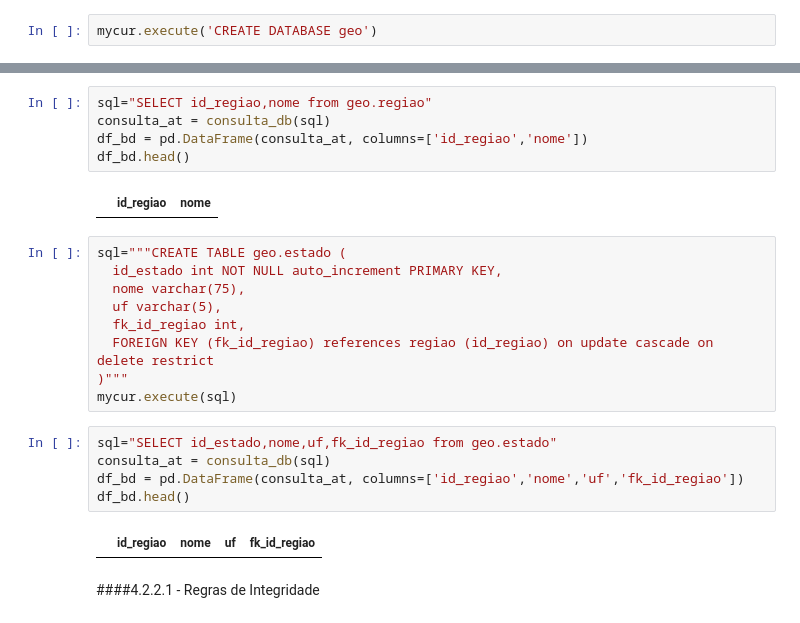
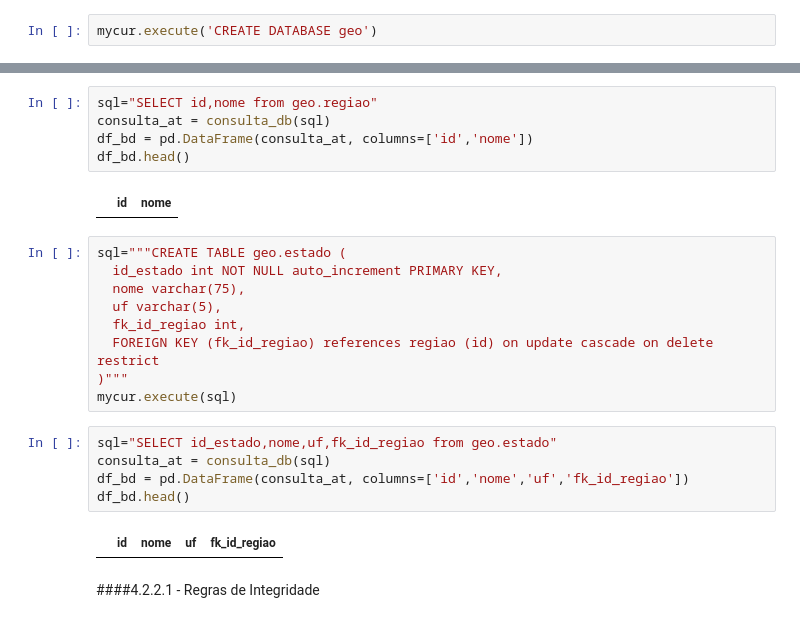
Before and after one commit to dacasfilipe/Python_data_science, a Jupyter notebook: TOPICO2_CDIA_MDb.ipynb, the cells around one changed output, grey strips where cells are left out. Saved outputs shown, nothing was run; the diff lists cells and outputs as text.

```diff
--- a/TOPICO2_CDIA_MDb.ipynb
+++ b/TOPICO2_CDIA_MDb.ipynb
@@ -178,26 +296,26 @@ mycur.execute(sql)
 # %%
-sql="SELECT id_regiao,nome from geo.regiao"
+sql="SELECT id,nome from geo.regiao"
 consulta_at = consulta_db(sql)
-df_bd = pd.DataFrame(consulta_at, columns=['id_regiao','nome'])
+df_bd = pd.DataFrame(consulta_at, columns=['id','nome'])
 df_bd.head()
 # %% [output]
-|  | id_regiao | nome |
+|  | id | nome |
 # %%
 sql="""CREATE TABLE geo.estado (
   id_estado int NOT NULL auto_increment PRIMARY KEY,
   nome varchar(75),
   uf varchar(5),
   fk_id_regiao int,
-  FOREIGN KEY (fk_id_regiao) references regiao (id_regiao) on update cascade on delete restrict
+  FOREIGN KEY (fk_id_regiao) references regiao (id) on update cascade on delete restrict
 )"""
 mycur.execute(sql)
 # %%
 sql="SELECT id_estado,nome,uf,fk_id_regiao from geo.estado"
 consulta_at = consulta_db(sql)
-df_bd = pd.DataFrame(consulta_at, columns=['id_regiao','nome','uf','fk_id_regiao'])
+df_bd = pd.DataFrame(consulta_at, columns=['id','nome','uf','fk_id_regiao'])
 df_bd.head()
 # %% [output]
-|  | id_regiao | nome | uf | fk_id_regiao |
+|  | id | nome | uf | fk_id_regiao |
 # %% [markdown]
 ####4.2.2.1 - Regras de Integridade
 # %% [markdown]
```
Also changed, not shown: parts of 12 cells of this notebook.
